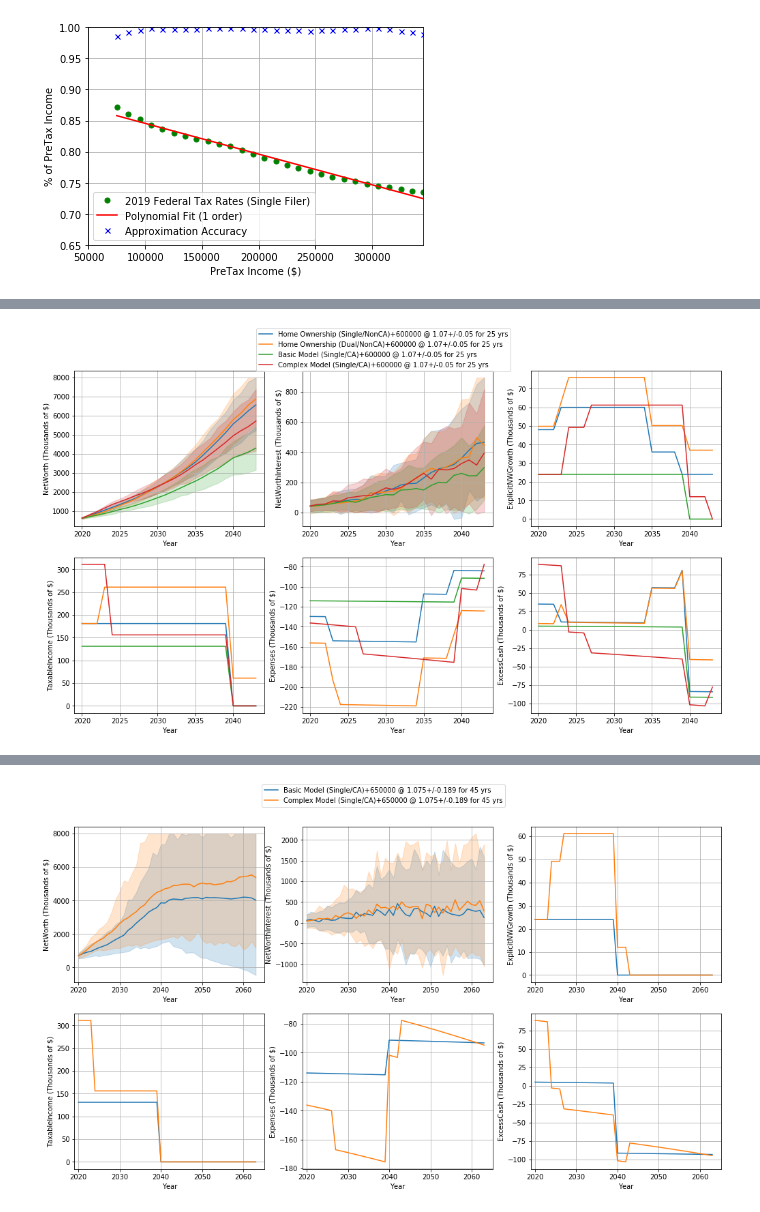
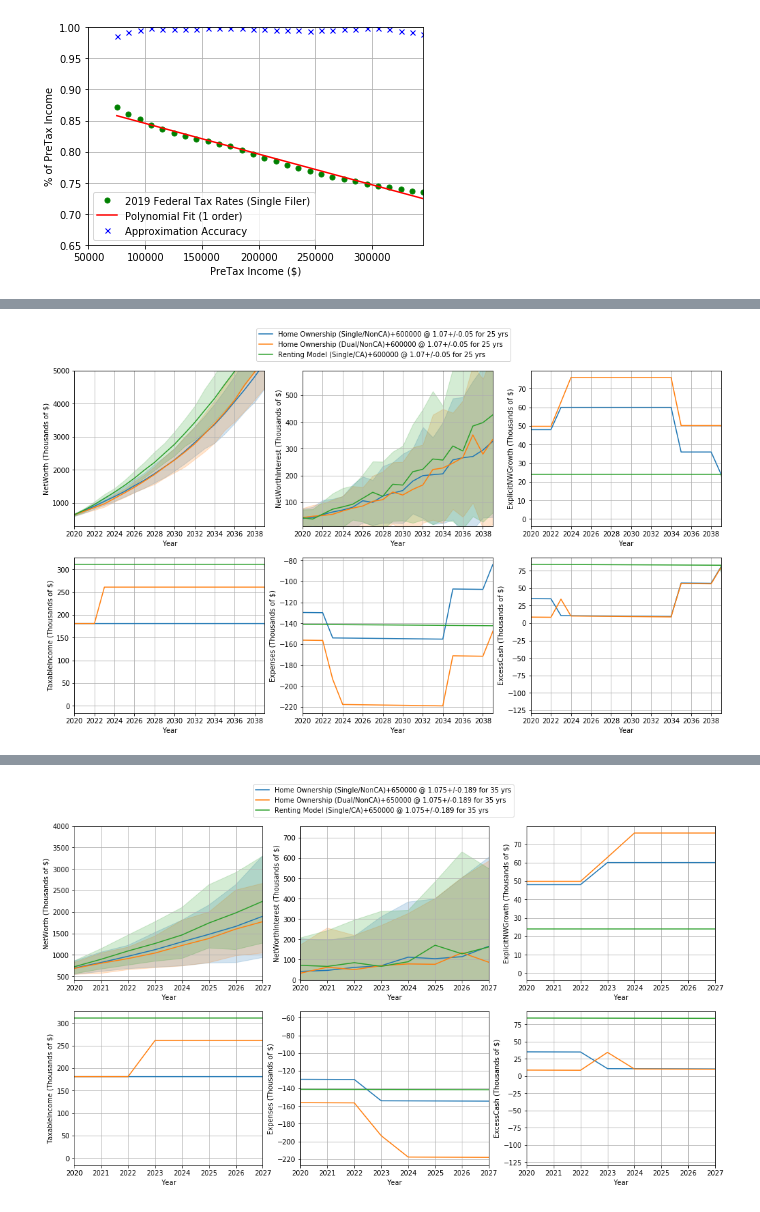
Before and after one commit to greglink/public, a Jupyter notebook: tax/Financial Modeling.ipynb, the cells around one changed output, grey strips where cells are left out. Drawn from its saved outputs; the diff is of its cells as text; code cells hidden in the pictures.

Commit message:
Adding some potentially annoying plotting parameters.

```diff
--- a/tax/Financial Modeling.ipynb
+++ b/tax/Financial Modeling.ipynb
@@ -233,6 +233,7 @@ class CashflowModel():
 import pandas as pd
 import copy
 import time
+import matplotlib.ticker
 
 # We create a list of dictionaries, where each entry/dict is one row
 
@@ -313,7 +314,7 @@ class FinancialModel:
         print('Finished in {} seconds'.format(round(time.monotonic()-start_time,1)))
         return (pd.DataFrame(years), df_summary)
 
-    def plot(self, df_tuple, suffix=':STDEV'):
+    def plot(self, df_tuple, suffix=':STDEV', autoscale_y=True, max_thousands=5*1000, year_start=1, year_end=20):
         fig, axs = plt.subplots(2,3,figsize=(17,9), constrained_layout=False)
         if isinstance(df_tuple, list):
             df_tuple_list = df_tuple
@@ -324,6 +325,8 @@ class FinancialModel:
         for field in fields_to_plot:
             ax = axs.flat[cur_ax_id]
             cur_ax_id = cur_ax_id + 1
+            max_y = np.max([np.max(df[field]/1000) for df, df_summary in df_tuple_list])
+            min_y = np.min([np.min(df[field]/1000) for df, df_summary in df_tuple_list])
             for df, df_summary in df_tuple_list:
                 top_bottom_differences = [t-b for t,b in zip(df[field+suffix+':top'],df[field+suffix+':bottom'])]
                 should_plot_error_bars = True if np.max(top_bottom_differences) > 1000 else False
@@ -337,8 +340,11 @@ class FinancialModel:
                 else:
                     ax.plot(df['Year ID']+self.year, df[field]/1000, label='{}'.format(df_summary['name']))
                 handles, labels = ax.get_legend_handles_labels()
-            ax.set_xlim(left=self.year)
-            #ax.set_ylim(bottom=0)
+            ax.set_xlim(left=self.year+year_start, right=self.year+year_end)
+            ax.xaxis.set_major_locator(matplotlib.ticker.MaxNLocator(integer=True))
+            y_range = max_y - min_y
+            if autoscale_y:
+                ax.set_ylim(bottom=min_y-0.05*y_range, top=min(max_y+0.05*y_range, max_thousands))
             if self.year is 0:
                 ax.set_xlabel('Years Since Initial Conditions')
             else:
@@ -388,30 +394,8 @@ cm.add_yearly(-5000, 'IRA Savings', yearly_nw=5000, year_end=20)
 cm.add_monthly(-3500, 'Monthly Spend') # CA is expensive
 cm.add_yearly(-15000, 'Yearly Spend') # CA is expensive
 
-basic_single = CashflowModel('Basic Model (Single/CA)', state_tax=ca_tax_rates)
-cm = basic_single
-cm.add_yearly(150000, 'Salary', year_end=20, taxable=True)
-cm.add_monthly(-2500, 'Primary Residence', monthly_nw=0)
-cm.add_monthly(-500, 'Auto Costs', yearly_apr=1.01)
-cm.add_yearly(-19000, '401k Savings', yearly_nw=19000, year_end=20, taxable=True)
-cm.add_yearly(-5000, 'IRA Savings', yearly_nw=5000, year_end=20)
-cm.add_monthly(-3500, 'Monthly Spend') # CA is expensive
-cm.add_yearly(-12000, 'Yearly Spend')
 
-complex_single = CashflowModel('Complex Model (Single/CA)', state_tax=ca_tax_rates)
-cm = complex_single
-cm.add_yearly(330000, 'Salary', year_end=4, taxable=True)
-cm.add_monthly(-4200, 'Renting', year_end=4)
-cm.add_yearly(175000, 'Salary', year_start=5, year_end=20, taxable=True)
-cm.add_monthly(-4200, 'Buying', year_start=5, year_end=20, monthly_nw=2100)
-cm.add_monthly(-2200, 'Buying 2nd', year_start=8, year_end=23, monthly_nw=1000)
-cm.add_monthly(-600, 'Auto Costs', yearly_apr=1.01)
-cm.add_yearly(-19000, '401k Savings', yearly_nw=19000, year_end=20, taxable=True)
-cm.add_yearly(-5000, 'IRA Savings', yearly_nw=5000, year_end=20)
-cm.add_monthly(-3500, 'Monthly Spend', yearly_apr=1.01)
-cm.add_yearly(-12000, 'Yearly Spend', yearly_apr=1.01)
-
-sims_to_run = [ho_single, ho_dual, basic_single, complex_single]
+sims_to_run = [ho_single, ho_dual, renting_single]
 sim_results = []
 
 for sim in sims_to_run:
@@ -419,12 +403,12 @@ for sim in sims_to_run:
 # The default suffix is just standard deviation. The :0.80 suffix gives me the 10th and 90th percentile bars on plots
 fm.plot(sim_results, suffix=':0.80')
 
-sims_to_run = [basic_single, complex_single]
+sims_to_run = [ho_single, ho_dual, renting_single]
 sim_results = []
 # These sims use the default args based on real stock market data over time
 for sim in sims_to_run:
-    sim_results.append(fm.sim(sim, nyears=45, initial_nw=650000))
-fm.plot(sim_results, suffix=':0.80')
+    sim_results.append(fm.sim(sim, nyears=35, initial_nw=650000))
+fm.plot(sim_results, suffix=':0.80', year_end=8, max_thousands=4*1000)
 # %% [output]
 Starting sim for Home Ownership (Single/NonCA)+600000 @ 1.07+/-0.05 for 25 yrs ... Finished in 1.5 seconds
 Starting sim for Home Ownership (Dual/NonCA)+600000 @ 1.07+/-0.05 for 25 yrs ... Finished in 1.6 seconds
@@ -433 +416 @@ Starting sim for Complex Model (Single/CA)+600000 @ 1.07+/-0.05 for 25 yrs ... F
-[figure, old version]
+[figure, new version]
@@ -436 +420 @@ Starting sim for Complex Model (Single/CA)+650000 @ 1.075+/-0.189 for 45 yrs ...
-[figure, old version]
+[figure, new version]
```
Also changed, not shown: parts of 2 cells of this notebook.
